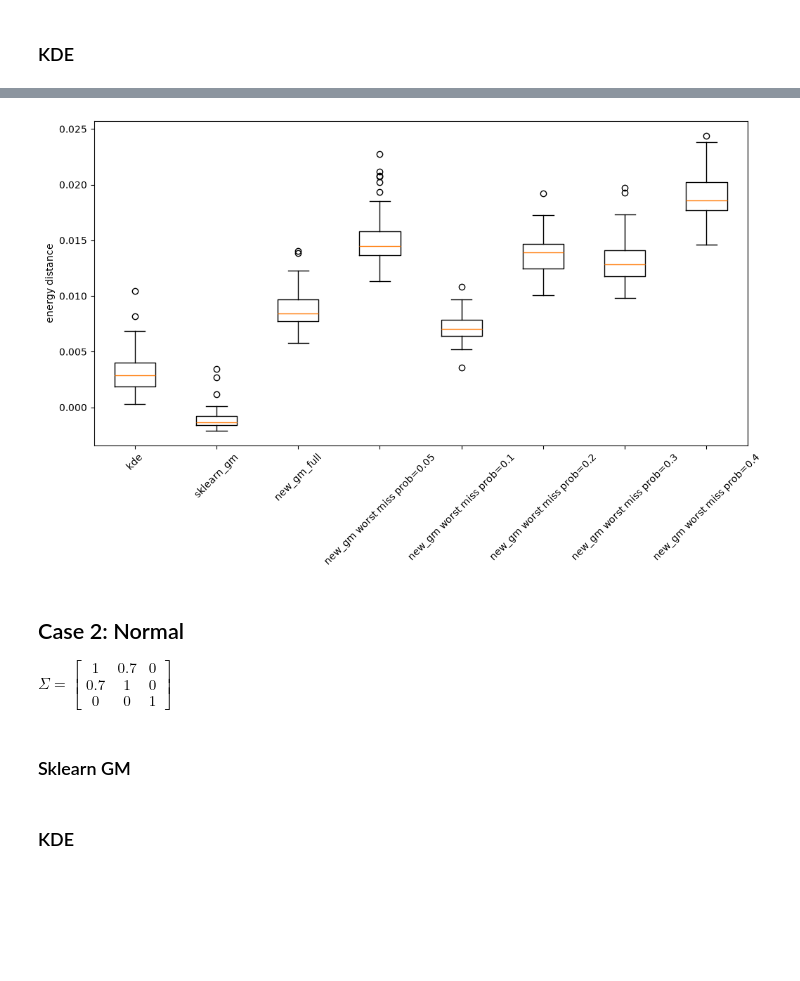
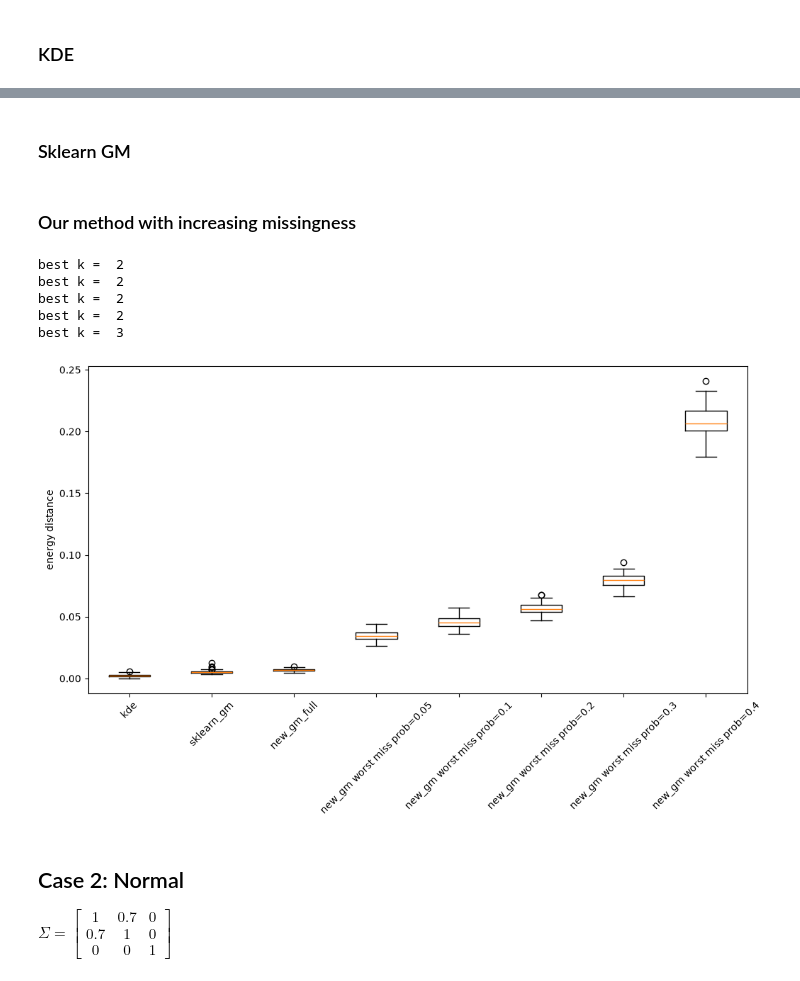
Before and after one commit to huimin-hu-stat/MAR, a Jupyter notebook: different_missingness_simulation.ipynb, the cells around one changed output, grey strips where cells are left out. Saved outputs shown, nothing was run; the diff lists cells and outputs as text; code cells hidden in the pictures; blank space fills up the shorter version.

```diff
--- a/different_missingness_simulation.ipynb
+++ b/different_missingness_simulation.ipynb
@@ -235,19 +252,63 @@ for p in pam_range:
 # %%
+gmm_full = GaussianMixtureMAR(
+    k_range=k_range,
+    criterion=crit,
+    device='cpu',
+    cov_type=ct,
+    n_init=n_inits
+)
+gmm_full.fit(X, M_full)
 
-gmmt_full = TorchGaussianMixture(n_components=k, device='cpu', cov_type='uni_diag', n_init=n_inits)
-gmmt_full.fit(X, M_full)
-
-gmmt_full_ed = [energy_distance(X, gmmt_full.sample(n_samples)[0]) for _ in range(100)]
+gmm_full_ed = [energy_distance(X, gmm_full.sample(n_samples)[0]) for _ in range(100)]
+# %% [markdown]
+### Sklearn GM
+# %%
+gmm_sk = GaussianMixture(
+    n_components=gmm_full.best_k,
+    covariance_type='diag',
+    #random_state=0,
+    init_params='random',
+    n_init=n_inits
+)
+gmm_sk.fit(X)
+
+gmm_sk_ed = [energy_distance(X, torch.tensor(gmm_sk.sample(n_samples)[0])) for _ in range(100)]
+# %% [markdown]
+### Our method with increasing missingness
+# %%
+eds = []
+for p in pam_range:
+    pp = mdm_dist(d, pc, p)
+    X0, M = ampute_mar(X, pp)
+    X_filled = torch.nan_to_num(X0, nan=0.0)
+    gmm = GaussianMixtureMAR(
+        k_range=k_range,
+        criterion=crit,
+        device='cpu',
+        cov_type=ct,
+        n_init=n_inits
+    )
+    gmm.fit(X_filled, M)
+    print('best k = ', gmm.best_k)
+
+    gmmt_ed = [energy_distance(X_filled, gmm.sample(n_samples)[0]) for _ in range(100)]
+    eds.append(gmmt_ed)
+# %% [output]
+best k =  2
+best k =  2
+best k =  2
+best k =  2
+best k =  3
 # %%
 labels = ['new_gm worst miss prob=' + str(x) for x in pam_range]
 
 plt.figure(figsize=(12, 6))
-plt.boxplot([kde_ed, gmm_sk_ed, gmmt_full_ed, *eds])
+plt.boxplot([kde_ed, gmm_sk_ed, gmm_full_ed, *eds])
 plt.xticks(list(range(1,len(pam_range) + 4)), ['kde', 'sklearn_gm', 'new_gm_full', *labels], rotation=45)
 plt.ylabel('energy distance')
 plt.show()
 # %% [output]
-[figure, old version]
+[figure, new version]
 # %% [markdown]
 ## Case 2: Normal
 
@@ -261,5 +322,3 @@ alpha = 0.7
 dg = DataGenerator(dist, alpha)
 X, M = dg.generate(N, d)
 M_full = torch.ones_like(M)
-# %% [markdown]
-### Sklearn GM
@@ -277,2 +324,0 @@ gmm_sk_ed = [energy_distance(X, torch.tensor(gmm_sk.sample(n_samples)[0])) for _
-# %% [markdown]
-### KDE
```
Also changed, not shown: parts of 45 cells of this notebook, 1 other file.
